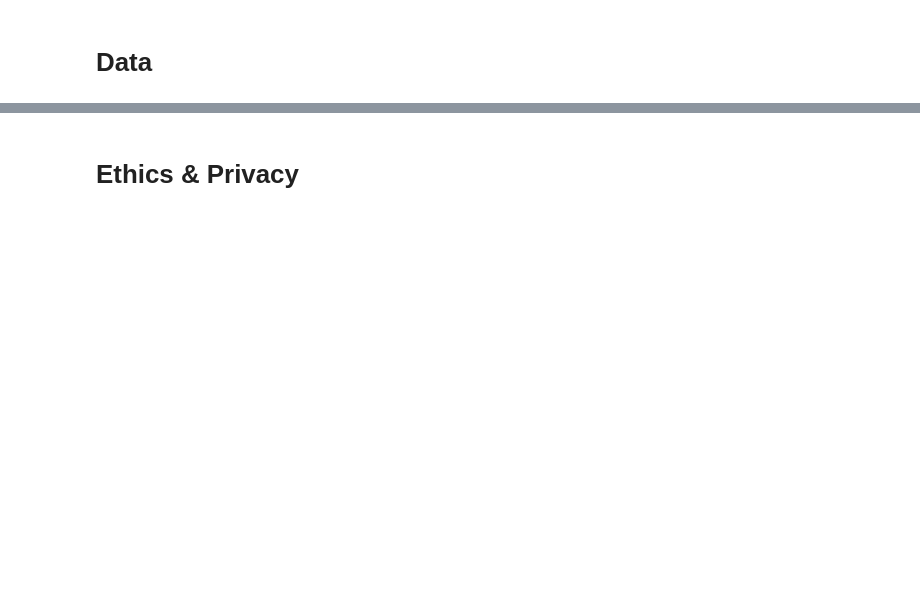
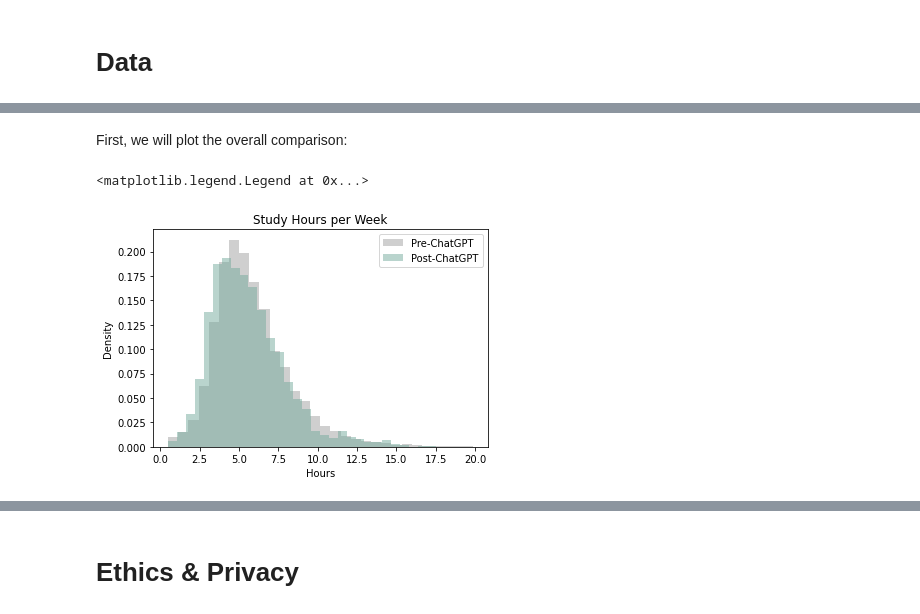
Before and after one commit to aydintabai/AI-Academic-Impact-Case-Study, a Jupyter notebook: FinalProject_Group112_WI24.ipynb, the cells around one changed output, grey strips where cells are left out. Saved outputs shown, nothing was run; the diff lists cells and outputs as text; code cells hidden in the pictures; blank space fills up the shorter version.

```diff
--- a/FinalProject_Group112_WI24.ipynb
+++ b/FinalProject_Group112_WI24.ipynb
@@ -123,0 +94,3 @@ Some more words and stuff.  Remember notebooks work best if you interleave the c
+# %%
+capes_df = pd.read_csv('capes_data.csv')
+capes_df.head()
@@ -123,0 +530,3 @@ Some more words and stuff.  Remember notebooks work best if you interleave the c
+# %%
+capes_df = capes_df[(capes_df['Academic Year'] != 2022) & (capes_df['Academic Term'] != 'Fall')]
+capes_df.head()
@@ -123,0 +542,8 @@ Some more words and stuff.  Remember notebooks work best if you interleave the c
+# %%
+# Remove COVID quarters - Spring 2020 to Fall 2021
+capes_df = capes_df[(capes_df['Academic Year'] != 2020) & ((capes_df['Academic Term'] != 'Spring') | (capes_df['Academic Term'] != 'Winter'))]
+capes_df = capes_df[(capes_df['Academic Year'] != 2021)]
+
+# Check to make sure quarters are empty
+print(capes_df[(capes_df['Academic Year'] == 2020) & ((capes_df['Academic Term'] == 'Spring') | (capes_df['Academic Term'] == 'Winter'))])
+print(capes_df[capes_df['Academic Year'] == 2021])
@@ -123,0 +565,19 @@ Some more words and stuff.  Remember notebooks work best if you interleave the c
+# %%
+# Split the data into pre and post ChatGPT
+pre_gpt = capes_df[capes_df['Academic Year'] <= 2022]
+post_gpt = capes_df[capes_df['Academic Year'] > 2022]
+
+# Remove any departments that are not found in both
+common_departments = pd.merge(pre_gpt[['Department']], post_gpt[['Department']], on='Department', how='inner')
+pre_gpt = pre_gpt[pre_gpt['Department'].isin(common_departments['Department'])]
+post_gpt = post_gpt[post_gpt['Department'].isin(common_departments['Department'])]
+
+# Remove any schools that are not found in both
+common_schools = pd.merge(pre_gpt[['School Affiliation']], post_gpt[['School Affiliation']], on='School Affiliation', how='inner')
+pre_gpt = pre_gpt[pre_gpt['School Affiliation'].isin(common_schools['School Affiliation'])]
+post_gpt = post_gpt[post_gpt['School Affiliation'].isin(common_schools['School Affiliation'])]
+
+# Remove any subject codes that are not found in both
+common_codes = pd.merge(pre_gpt[['Subject Code']], post_gpt[['Subject Code']], on='Subject Code', how='inner')
+pre_gpt = pre_gpt[pre_gpt['Subject Code'].isin(common_codes['Subject Code'])]
+post_gpt = post_gpt[post_gpt['Subject Code'].isin(common_codes['Subject Code'])]
@@ -123,0 +645,17 @@ Some more words and stuff.  Remember notebooks work best if you interleave the c
+# %% [markdown]
+First, we will plot the overall comparison:
+# %%
+# Plot Overall Comparison
+pre_gpt_hours = pre_gpt['Study Hours per Week']
+post_gpt_hours = post_gpt['Study Hours per Week']
+
+plt.hist(pre_gpt_hours, label = "Pre-ChatGPT", density = True, bins = 30, color='#cfcfcf')
+plt.hist(post_gpt_hours, alpha = 0.5, label = "Post-ChatGPT", density = True, bins = 30, color='#74AA9C')
+plt.title("Study Hours per Week")
+plt.xlabel("Hours")
+plt.ylabel("Density")
+plt.legend()
+plt.show()
+# %% [output]
+<matplotlib.legend.Legend at 0x...>
+[figure, added]
```
Also changed, not shown: parts of 172 cells of this notebook.
